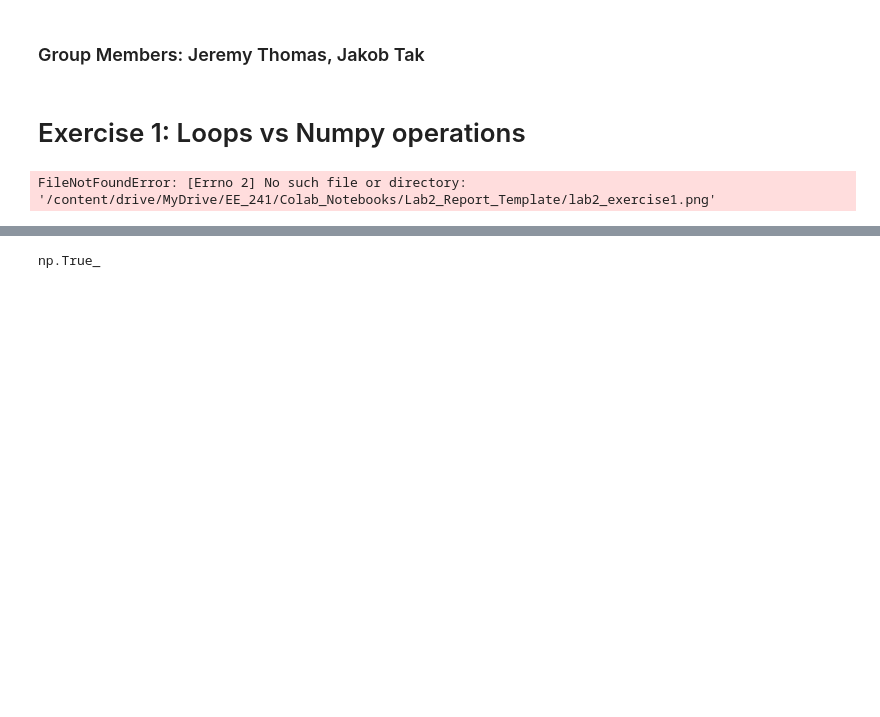
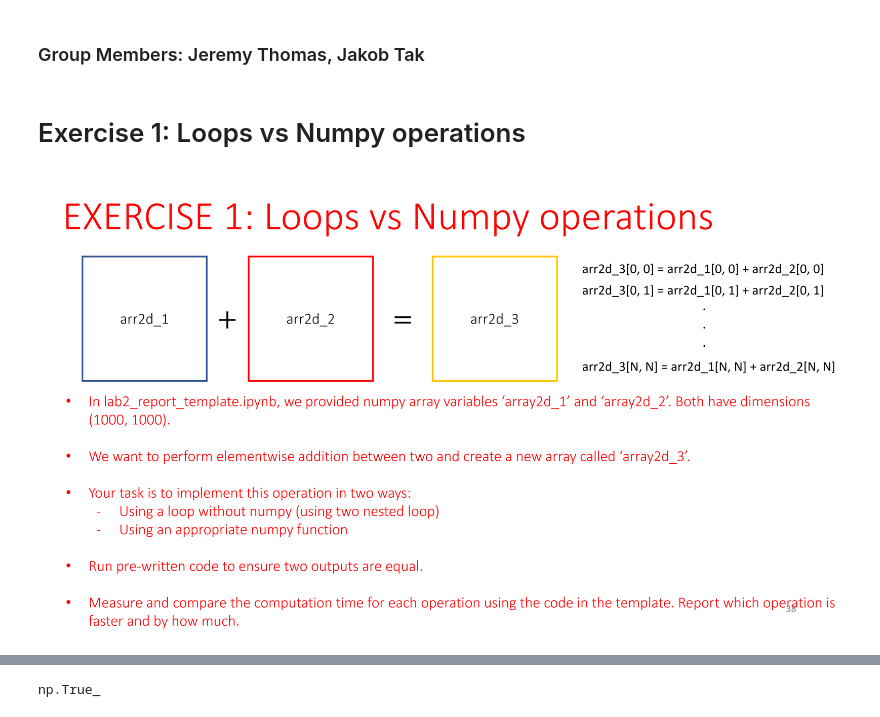
Before and after one commit to jakobtak/EE241A_G29, a Jupyter notebook: Lab2/Report_Template/Lab_2_Jeremy.ipynb, the cells around one changed output, grey strips where cells are left out. Drawn from its saved outputs; the diff is of its cells as text; code cells hidden in the pictures; blank space fills up the shorter version.

```diff
--- a/Lab2/Report_Template/Lab_2_Jeremy.ipynb
+++ b/Lab2/Report_Template/Lab_2_Jeremy.ipynb
@@ -14,10 +17,10 @@ from IPython.display import Image #For displaying images in colab jupyter cell
 # %% [markdown]
 # Exercise 1: Loops vs Numpy operations
 # %%
-lab2_exercise1 = '/content/drive/MyDrive/EE_241/Colab_Notebooks/Lab2_Report_Template/lab2_exercise1.png'
-Image(filename=lab2_exercise1, width = 1000)
+lab2_exercise1 = r'C:\Users\jerem\OneDrive\Documents\GitHub\EE241A_G29\Lab2\Report_Template\lab2_exercise1.png'
+Image(filename= lab2_exercise1, width = 1000)
 # %% [output]
-FileNotFoundError: [Errno 2] No such file or directory: '/content/drive/MyDrive/EE_241/Colab_Notebooks/Lab2_Report_Template/lab2_exercise1.png'
+[figure, added]
 # %%
 import time # Import time to measure computational efficiency of the code
 # %%
```
Also changed, not shown: parts of 15 cells of this notebook.
